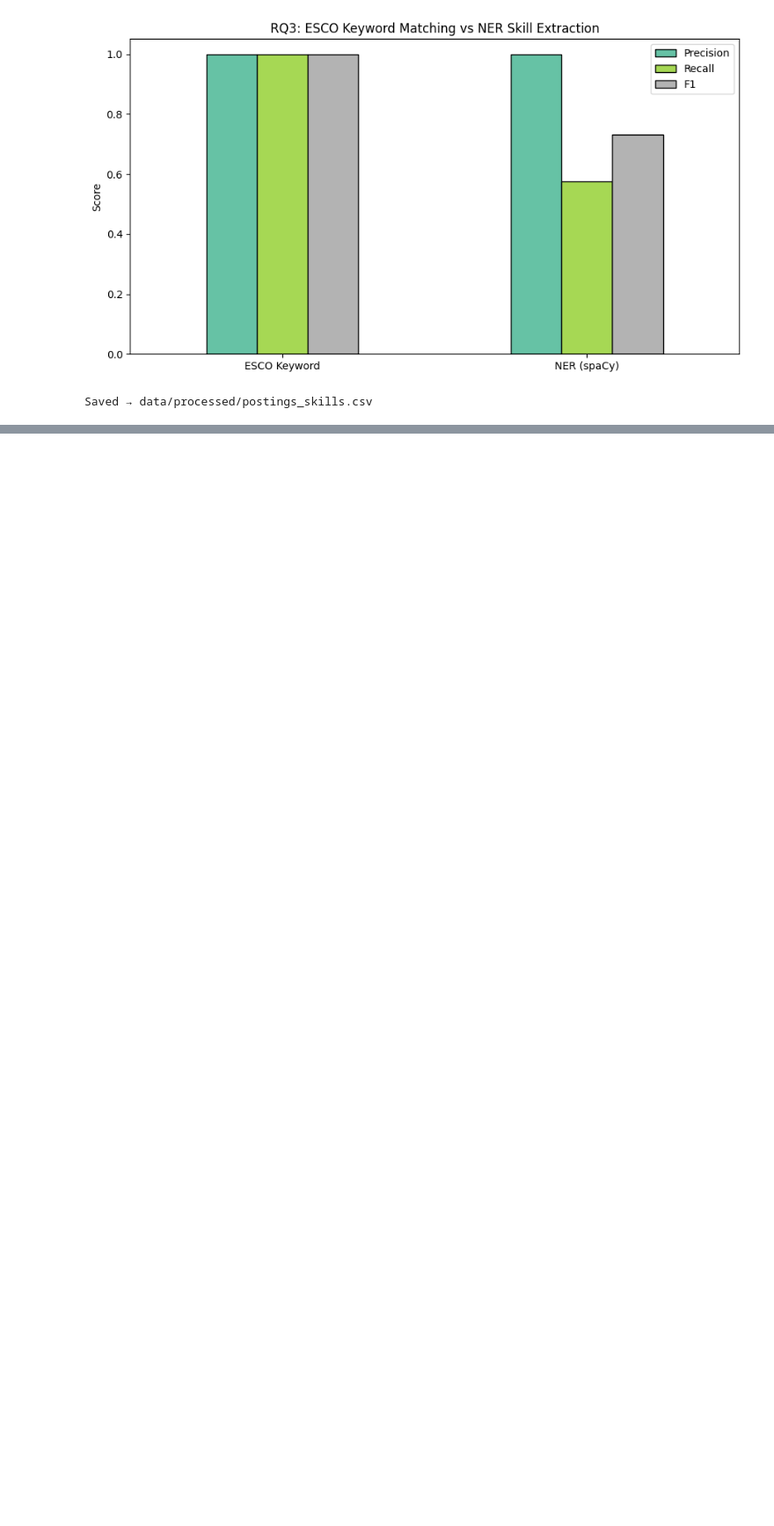
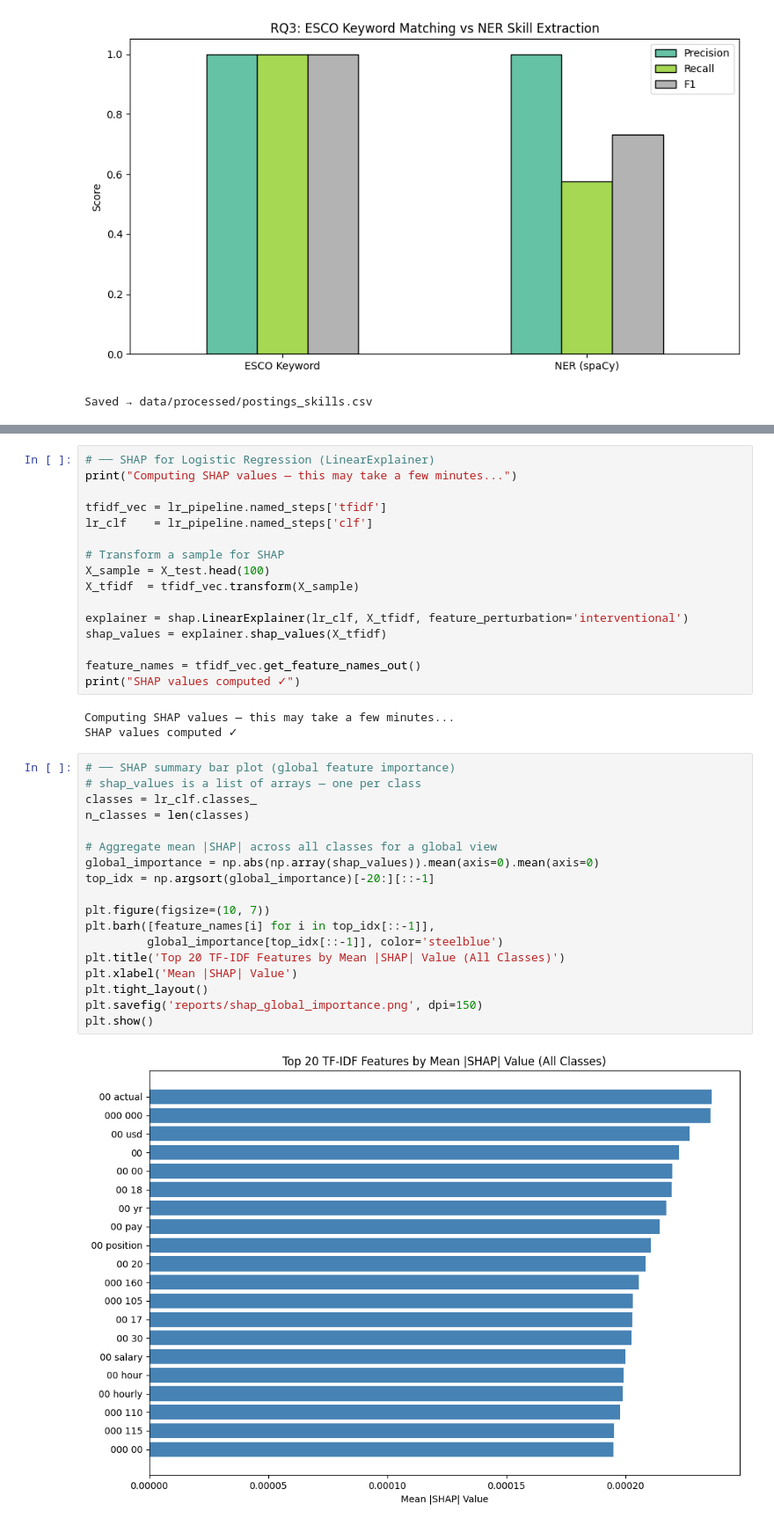
Before and after one commit to Manisha-Purushothaman/linkedin-job-nlp, a Jupyter notebook: Final_Project_code.ipynb, the cells around one changed output, grey strips where cells are left out. Shown at 88% size. Drawn from its saved outputs; the diff is of its cells as text; blank space fills up the shorter version.

```diff
--- a/Final_Project_code.ipynb
+++ b/Final_Project_code.ipynb
@@ -1731,0 +2027,39 @@ Saved → data/processed/postings_skills.csv
+# %%
+# ── SHAP for Logistic Regression (LinearExplainer)
+print("Computing SHAP values — this may take a few minutes...")
+
+tfidf_vec = lr_pipeline.named_steps['tfidf']
+lr_clf    = lr_pipeline.named_steps['clf']
+
+# Transform a sample for SHAP
+X_sample = X_test.head(100)
+X_tfidf  = tfidf_vec.transform(X_sample)
+
+explainer = shap.LinearExplainer(lr_clf, X_tfidf, feature_perturbation='interventional')
+shap_values = explainer.shap_values(X_tfidf)
+
+feature_names = tfidf_vec.get_feature_names_out()
+print("SHAP values computed ✓")
+# %% [output]
+Computing SHAP values — this may take a few minutes...
+SHAP values computed ✓
+# %%
+# ── SHAP summary bar plot (global feature importance)
+# shap_values is a list of arrays — one per class
+classes = lr_clf.classes_
+n_classes = len(classes)
+
+# Aggregate mean |SHAP| across all classes for a global view
+global_importance = np.abs(np.array(shap_values)).mean(axis=0).mean(axis=0)
+top_idx = np.argsort(global_importance)[-20:][::-1]
+
+plt.figure(figsize=(10, 7))
+plt.barh([feature_names[i] for i in top_idx[::-1]],
+         global_importance[top_idx[::-1]], color='steelblue')
+plt.title('Top 20 TF-IDF Features by Mean |SHAP| Value (All Classes)')
+plt.xlabel('Mean |SHAP| Value')
+plt.tight_layout()
+plt.savefig('reports/shap_global_importance.png', dpi=150)
+plt.show()
+# %% [output]
+[figure, added]
```
Also changed, not shown: parts of 48 cells of this notebook.
